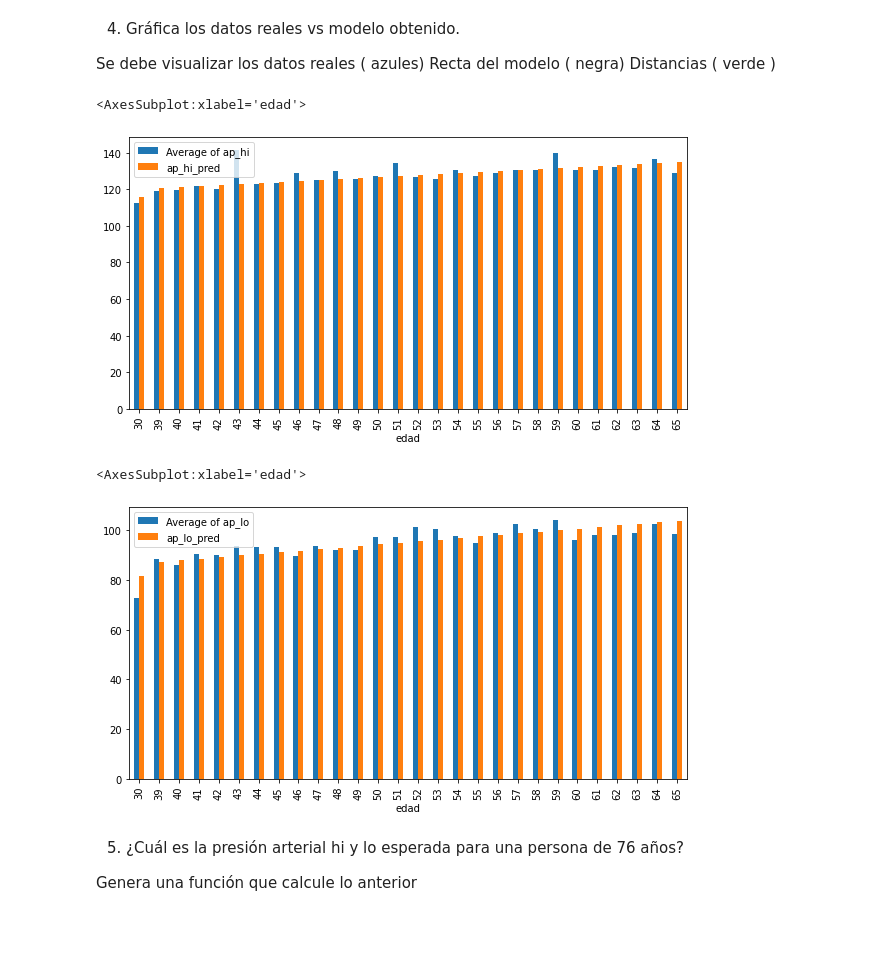
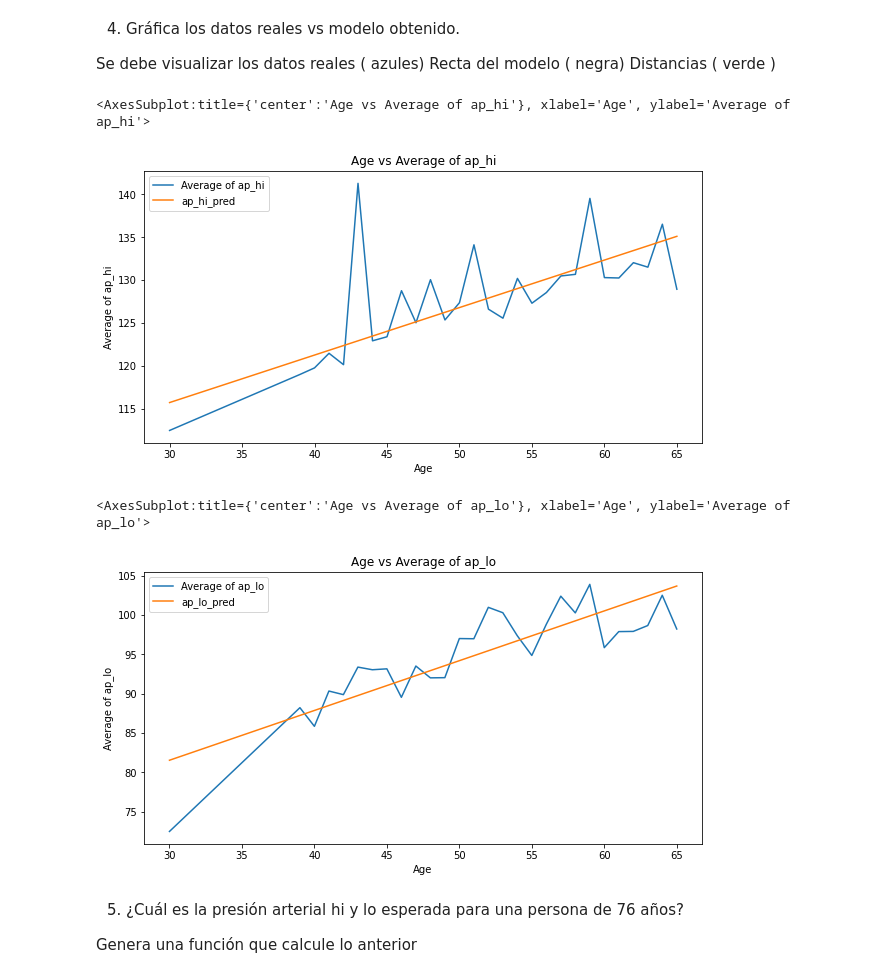
Before and after one commit to ltchycrane/Semana_Tec, a Jupyter notebook: 6_2 - Actividad_Regresion_Linea_Presion.ipynb, the cells around one changed output. Drawn from its saved outputs; the diff is of its cells as text; code cells hidden in the pictures; blank space fills up the shorter version.

```diff
--- a/6_2 - Actividad_Regresion_Linea_Presion.ipynb
+++ b/6_2 - Actividad_Regresion_Linea_Presion.ipynb
@@ -99,15 +99,15 @@ Recta del modelo ( negra)
 Distancias ( verde )
 # %%
 
-df_age[['Average of ap_hi', 'ap_hi_pred']].plot(kind='bar', figsize=(10, 5))
+df_age[['Average of ap_hi', 'ap_hi_pred']].plot( figsize=(10, 5), title='Age vs Average of ap_hi', xlabel='Age', ylabel='Average of ap_hi')
 # %% [output]
-<AxesSubplot:xlabel='edad'>
+<AxesSubplot:title={'center':'Age vs Average of ap_hi'}, xlabel='Age', ylabel='Average of ap_hi'>
-[figure, old version]
+[figure, new version]
 # %%
-df_age[['Average of ap_lo', 'ap_lo_pred']].plot(kind='bar', figsize=(10, 5))
+df_age[['Average of ap_lo', 'ap_lo_pred']].plot( figsize=(10, 5), title='Age vs Average of ap_lo', xlabel='Age', ylabel='Average of ap_lo')
 # %% [output]
-<AxesSubplot:xlabel='edad'>
+<AxesSubplot:title={'center':'Age vs Average of ap_lo'}, xlabel='Age', ylabel='Average of ap_lo'>
-[figure, old version]
+[figure, new version]
 # %% [markdown]
 5. ¿Cuál es la presión arterial hi y lo esperada para una persona de 76 años?
 
```
Also changed, not shown: parts of 3 cells of this notebook.
